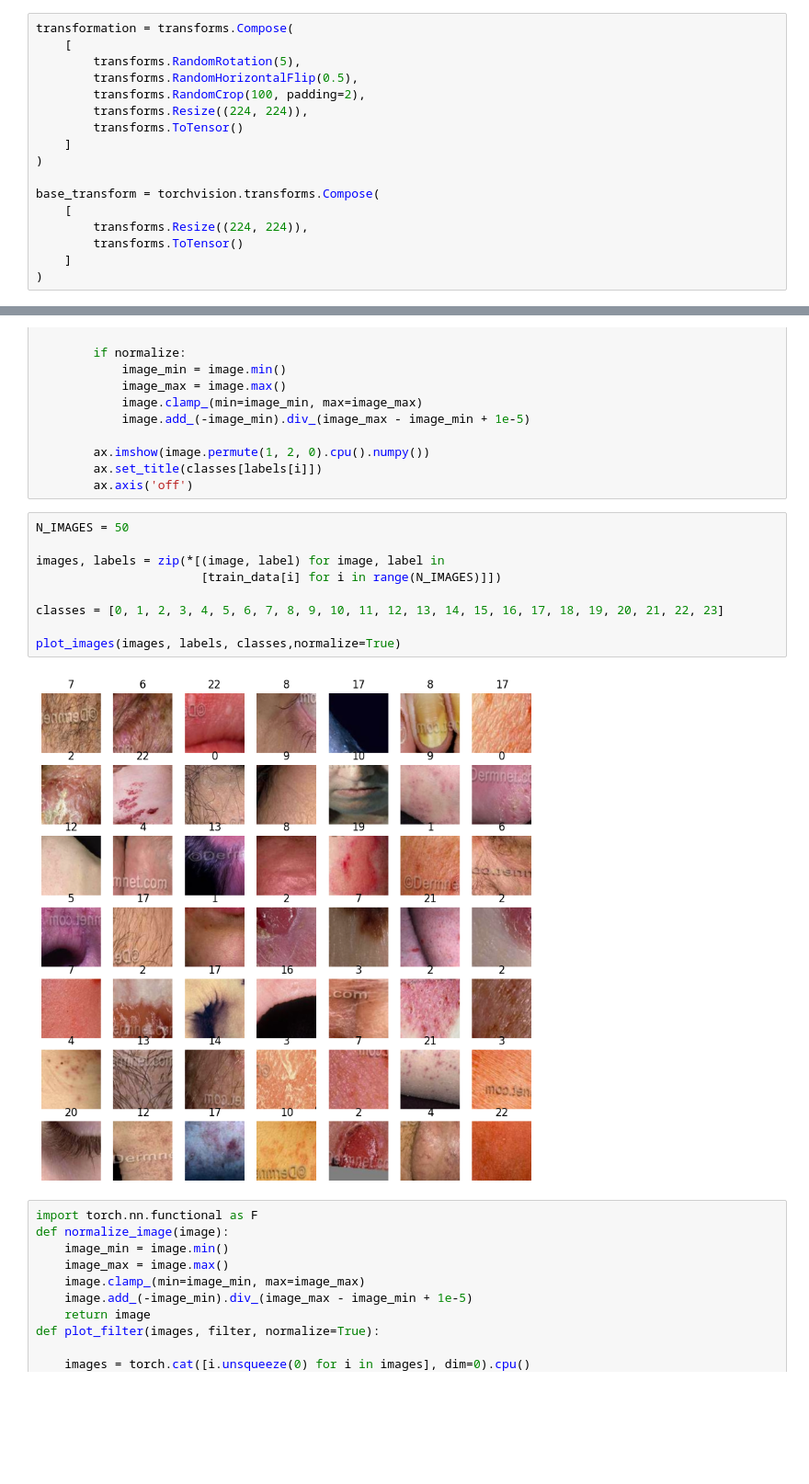
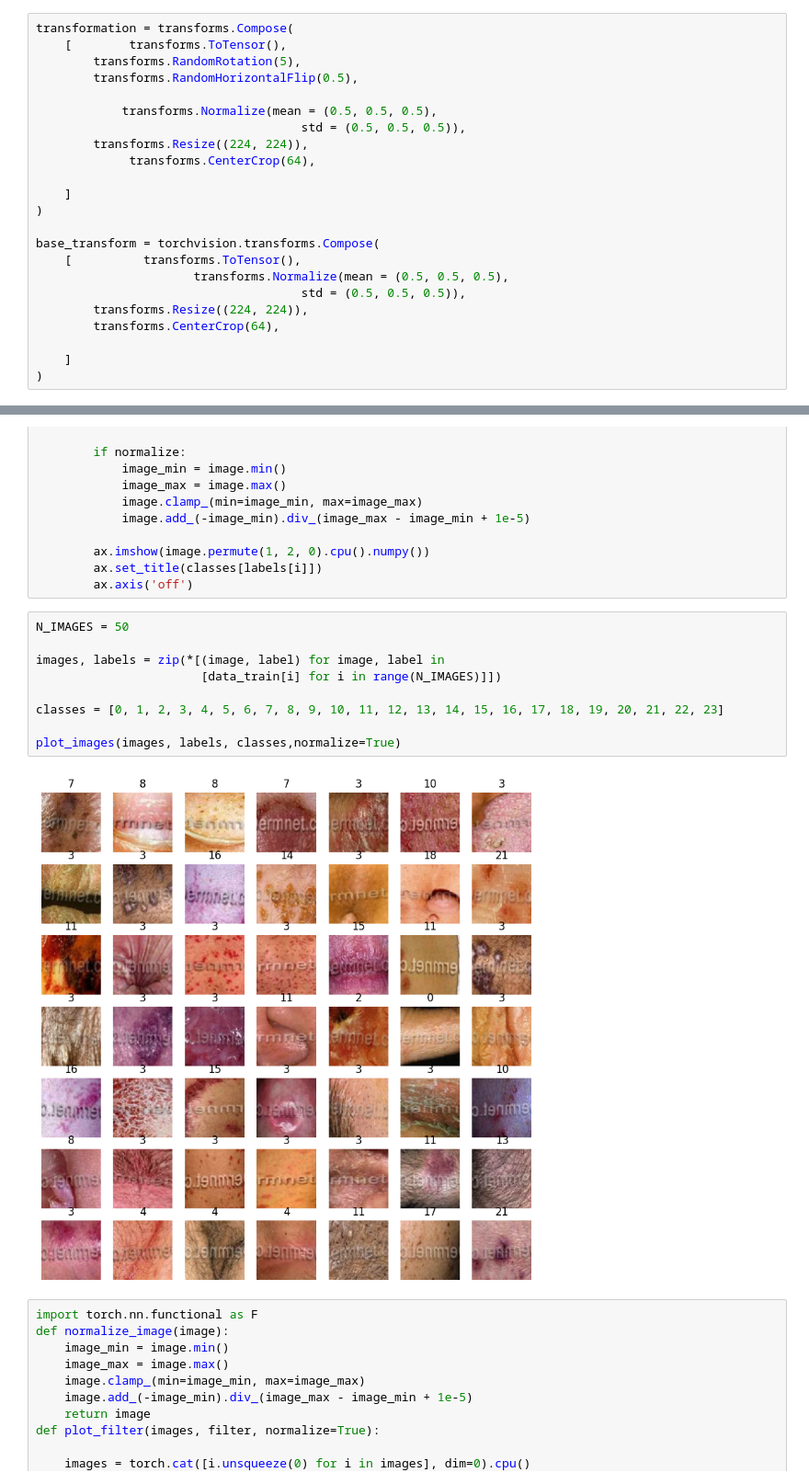
Before and after one commit to DarkSide2018/hse_medical_pictures_analyze, a Jupyter notebook: year_project/notebooks/rgaponov-mask-r-cnn.ipynb, the cells around one changed output, grey strips where cells are left out. Shown at 92% size. Cells and saved outputs as stored; diff of their text form; blank space fills up the shorter version.

```diff
--- a/year_project/notebooks/rgaponov-mask-r-cnn.ipynb
+++ b/year_project/notebooks/rgaponov-mask-r-cnn.ipynb
@@ -6,19 +6,25 @@ import torchvision.transforms as transforms
 from tqdm.notebook import tqdm
 # %%
 transformation = transforms.Compose(
-    [
+    [        transforms.ToTensor(),
         transforms.RandomRotation(5),
         transforms.RandomHorizontalFlip(0.5),
-        transforms.RandomCrop(100, padding=2),
+
+            transforms.Normalize(mean = (0.5, 0.5, 0.5),
+                                     std = (0.5, 0.5, 0.5)),
         transforms.Resize((224, 224)),
-        transforms.ToTensor()
+             transforms.CenterCrop(64),
+
     ]
 )
 
 base_transform = torchvision.transforms.Compose(
-    [
+    [          transforms.ToTensor(),
+                      transforms.Normalize(mean = (0.5, 0.5, 0.5),
+                                     std = (0.5, 0.5, 0.5)),
         transforms.Resize((224, 224)),
-        transforms.ToTensor()
+        transforms.CenterCrop(64),
+
     ]
 )
 # %%
@@ -152,14 +149,14 @@ def plot_images(images, labels, classes, normalize=False):
 # %%
 N_IMAGES = 50
 
 images, labels = zip(*[(image, label) for image, label in
-                       [train_data[i] for i in range(N_IMAGES)]])
+                       [data_train[i] for i in range(N_IMAGES)]])
 
 classes = [0, 1, 2, 3, 4, 5, 6, 7, 8, 9, 10, 11, 12, 13, 14, 15, 16, 17, 18, 19, 20, 21, 22, 23]
 
 plot_images(images, labels, classes,normalize=True)
 # %% [output]
-[figure, old version]
+[figure, new version]
 # %%
 import torch.nn.functional as F
 def normalize_image(image):
```
Also changed, not shown: parts of 10 cells of this notebook, 7 other files.
